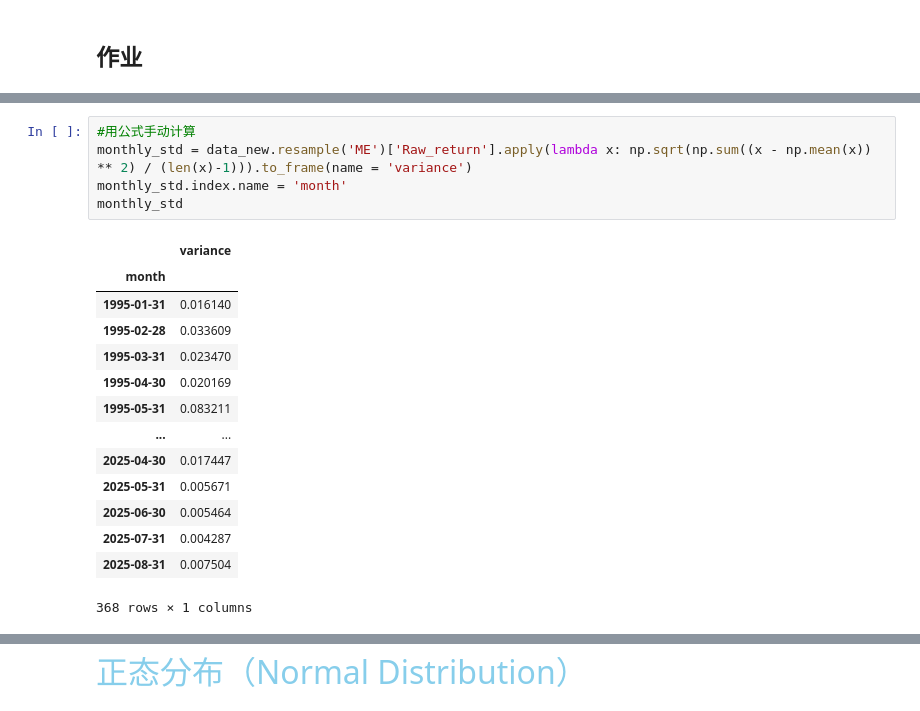
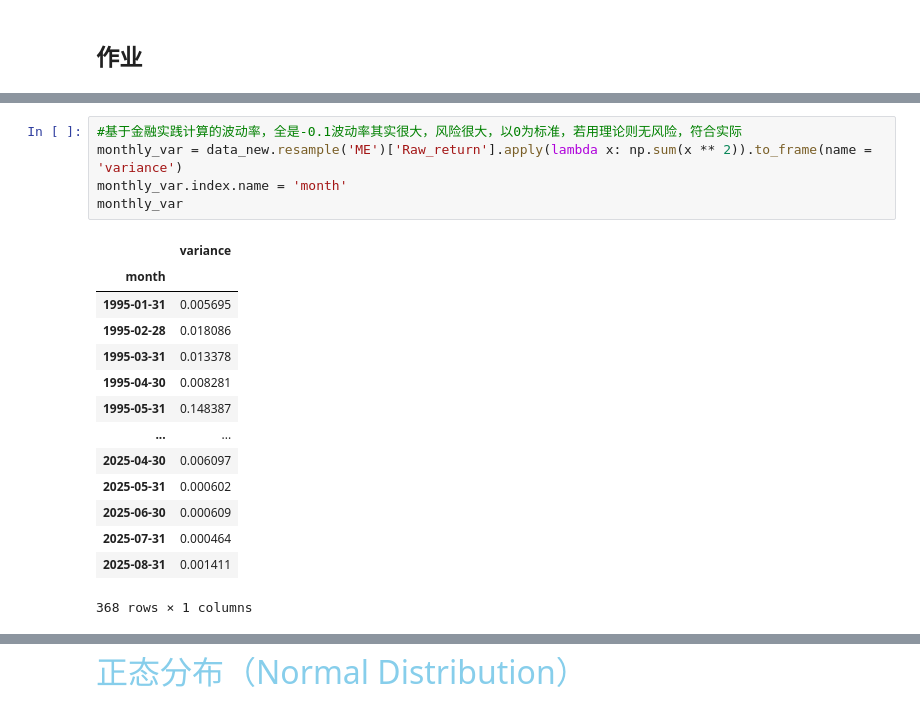
Before and after one commit to xiaxizuishuai/Python-, a Jupyter notebook: class4.ipynb, the cells around one changed output, grey strips where cells are left out. Saved outputs shown, nothing was run; the diff lists cells and outputs as text.

```diff
--- a/class4.ipynb
+++ b/class4.ipynb
@@ -488,21 +490,21 @@ monthly_std
 368 rows × 1 columns
 # %%
-#用公式手动计算
-monthly_std = data_new.resample('ME')['Raw_return'].apply(lambda x: np.sqrt(np.sum((x - np.mean(x)) ** 2) / (len(x)-1))).to_frame(name = 'variance')
-monthly_std.index.name = 'month'
-monthly_std
+#基于金融实践计算的波动率，全是-0.1波动率其实很大，风险很大，以0为标准，若用理论则无风险，符合实际
+monthly_var = data_new.resample('ME')['Raw_return'].apply(lambda x: np.sum(x ** 2)).to_frame(name = 'variance')
+monthly_var.index.name = 'month'
+monthly_var
 # %% [output]
 |  | variance |
 | month |  |
-| 1995-01-31 | 0.016140 |
-| 1995-02-28 | 0.033609 |
-| 1995-03-31 | 0.023470 |
-| 1995-04-30 | 0.020169 |
-| 1995-05-31 | 0.083211 |
+| 1995-01-31 | 0.005695 |
+| 1995-02-28 | 0.018086 |
+| 1995-03-31 | 0.013378 |
+| 1995-04-30 | 0.008281 |
+| 1995-05-31 | 0.148387 |
 | ... | ... |
-| 2025-04-30 | 0.017447 |
-| 2025-05-31 | 0.005671 |
-| 2025-06-30 | 0.005464 |
-| 2025-07-31 | 0.004287 |
-| 2025-08-31 | 0.007504 |
+| 2025-04-30 | 0.006097 |
+| 2025-05-31 | 0.000602 |
+| 2025-06-30 | 0.000609 |
+| 2025-07-31 | 0.000464 |
+| 2025-08-31 | 0.001411 |
 368 rows × 1 columns
```
Also changed, not shown: parts of 4 cells of this notebook.
